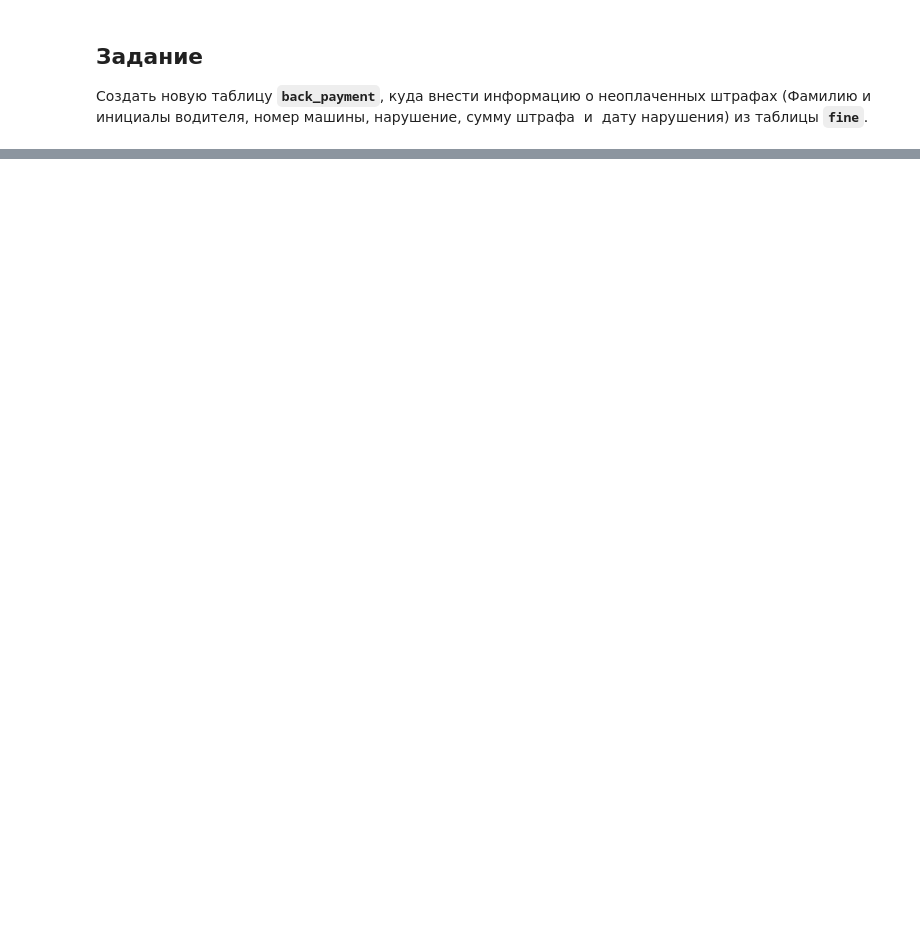
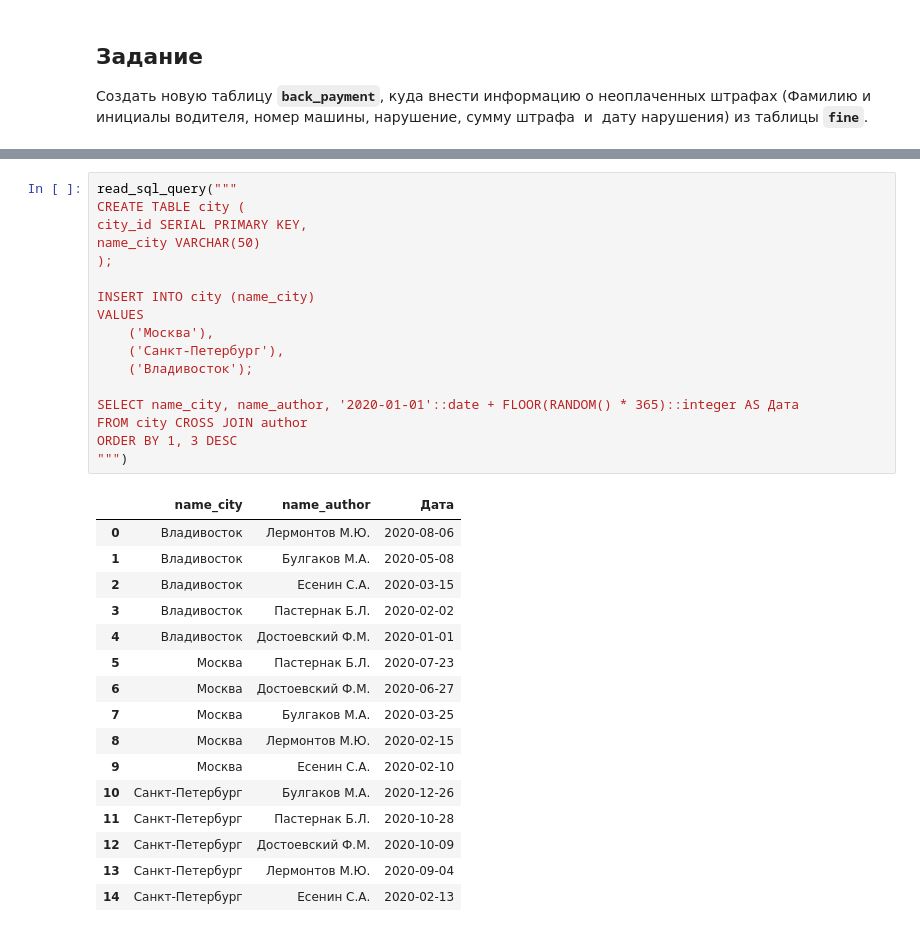
Before and after one commit to w9ip/learning, a Jupyter notebook: DB/Без названия.ipynb, the cells around one changed output, grey strips where cells are left out. Cells and saved outputs as stored; diff of their text form; blank space fills up the shorter version.

```diff
--- a/DB/Без названия.ipynb
+++ b/DB/Без названия.ipynb
@@ -2092,0 +3335,34 @@ read_sql_query("""
+# %%
+read_sql_query("""
+CREATE TABLE city (
+city_id SERIAL PRIMARY KEY,
+name_city VARCHAR(50)
+);
+
+INSERT INTO city (name_city)
+VALUES
+    ('Москва'),
+    ('Санкт-Петербург'),
+    ('Владивосток');
+
+SELECT name_city, name_author, '2020-01-01'::date + FLOOR(RANDOM() * 365)::integer AS Дата
+FROM city CROSS JOIN author
+ORDER BY 1, 3 DESC
+""")
+# %% [output]
+|  | name_city | name_author | Дата |
+| 0 | Владивосток | Лермонтов М.Ю. | 2020-08-06 |
+| 1 | Владивосток | Булгаков М.А. | 2020-05-08 |
+| 2 | Владивосток | Есенин С.А. | 2020-03-15 |
+| 3 | Владивосток | Пастернак Б.Л. | 2020-02-02 |
+| 4 | Владивосток | Достоевский Ф.М. | 2020-01-01 |
+| 5 | Москва | Пастернак Б.Л. | 2020-07-23 |
+| 6 | Москва | Достоевский Ф.М. | 2020-06-27 |
+| 7 | Москва | Булгаков М.А. | 2020-03-25 |
+| 8 | Москва | Лермонтов М.Ю. | 2020-02-15 |
+| 9 | Москва | Есенин С.А. | 2020-02-10 |
+| 10 | Санкт-Петербург | Булгаков М.А. | 2020-12-26 |
+| 11 | Санкт-Петербург | Пастернак Б.Л. | 2020-10-28 |
+| 12 | Санкт-Петербург | Достоевский Ф.М. | 2020-10-09 |
+| 13 | Санкт-Петербург | Лермонтов М.Ю. | 2020-09-04 |
+| 14 | Санкт-Петербург | Есенин С.А. | 2020-02-13 |
```
Also changed, not shown: parts of 38 cells of this notebook, 2 other files.
